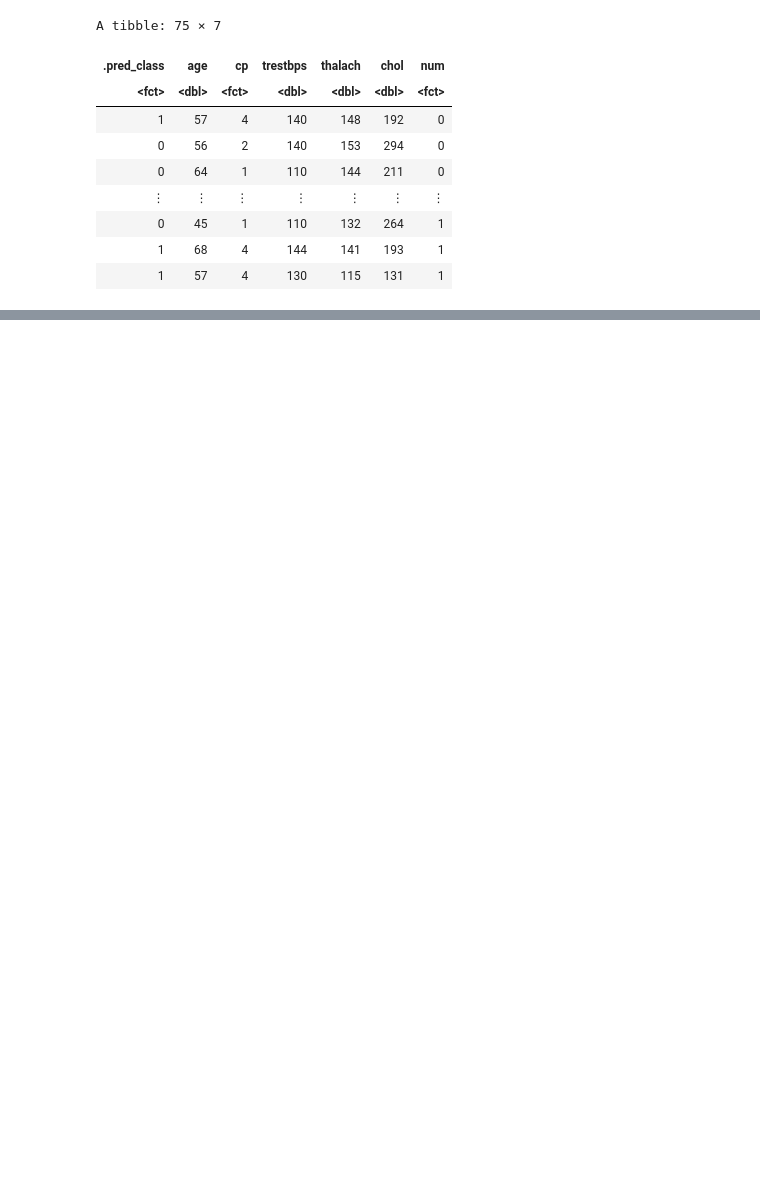
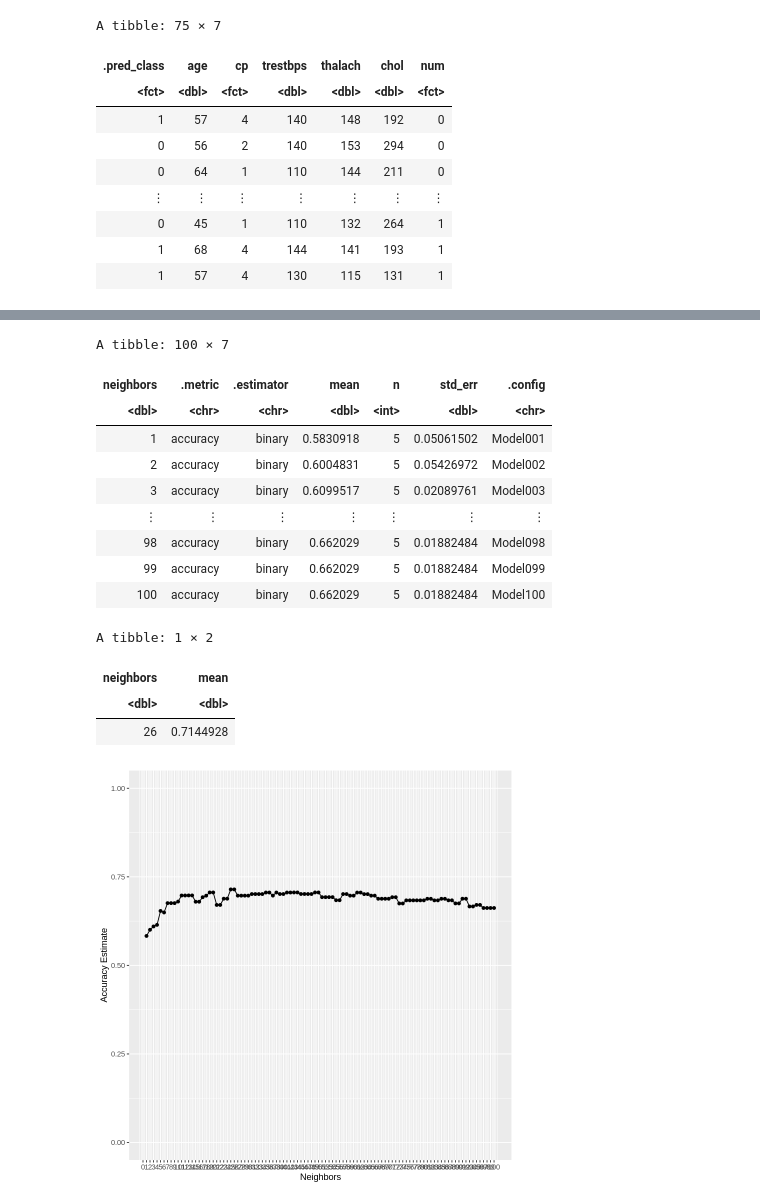
Before and after one commit to CameronGeisler/dsci-project, a Jupyter notebook: proposal2.ipynb, the cells around one changed output, grey strips where cells are left out. Drawn from its saved outputs; the diff is of its cells as text; code cells hidden in the pictures; blank space fills up the shorter version.

Commit message:
Added some cross-validation

```diff
--- a/proposal2.ipynb
+++ b/proposal2.ipynb
@@ -232,0 +226,49 @@ A tibble: 2 × 3
+# %%
+# Perform cross-validation
+# Values of k used in the cross-validation
+k_vals <- tibble(neighbors = seq(from = 1, to = 100, by = 5))
+vfold_metrics <- workflow() %>%
+    add_recipe(heart_recipe) %>%
+    add_model(knn_tune) %>%
+    tune_grid(resamples = heart_vfold, grid = k_vals) %>%
+    collect_metrics()
+vfold_metrics
+# %%
+accuracies <- vfold_metrics %>%
+    filter(.metric == "accuracy")
+accuracies
+
+accuracy_versus_k <- ggplot(accuracies, aes(x = neighbors, y = mean)) +
+      geom_point() +
+      geom_line() +
+      labs(x = "Neighbors", y = "Accuracy Estimate") +
+      scale_x_continuous(breaks = seq(0, max(accuracies$neighbors), by = 1)) +  # adjusting the x-axis
+      scale_y_continuous(limits = c(0, 1)) # adjusting the y-axis
+accuracy_versus_k
+
+# determine max accuracy, and k which achieves this max
+max_accuracy <- accuracies %>%
+    arrange(mean) %>%
+    slice_tail() %>%
+    select(neighbors, mean)
+max_accuracy
+
+# age + trestbps + thalach + chol
+# 0.7099
+# age + trestbps + thalach
+# %% [output]
+A tibble: 100 × 7
+| neighbors | .metric | .estimator | mean | n | std_err | .config |
+| <dbl> | <chr> | <chr> | <dbl> | <int> | <dbl> | <chr> |
+| 1 | accuracy | binary | 0.5830918 | 5 | 0.05061502 | Model001 |
+| 2 | accuracy | binary | 0.6004831 | 5 | 0.05426972 | Model002 |
+| 3 | accuracy | binary | 0.6099517 | 5 | 0.02089761 | Model003 |
+| ⋮ | ⋮ | ⋮ | ⋮ | ⋮ | ⋮ | ⋮ |
+| 98 | accuracy | binary | 0.662029 | 5 | 0.01882484 | Model098 |
+| 99 | accuracy | binary | 0.662029 | 5 | 0.01882484 | Model099 |
+| 100 | accuracy | binary | 0.662029 | 5 | 0.01882484 | Model100 |
+A tibble: 1 × 2
+| neighbors | mean |
+| <dbl> | <dbl> |
+| 26 | 0.7144928 |
+[figure, added]
```
Also changed, not shown: parts of 4 cells of this notebook.
